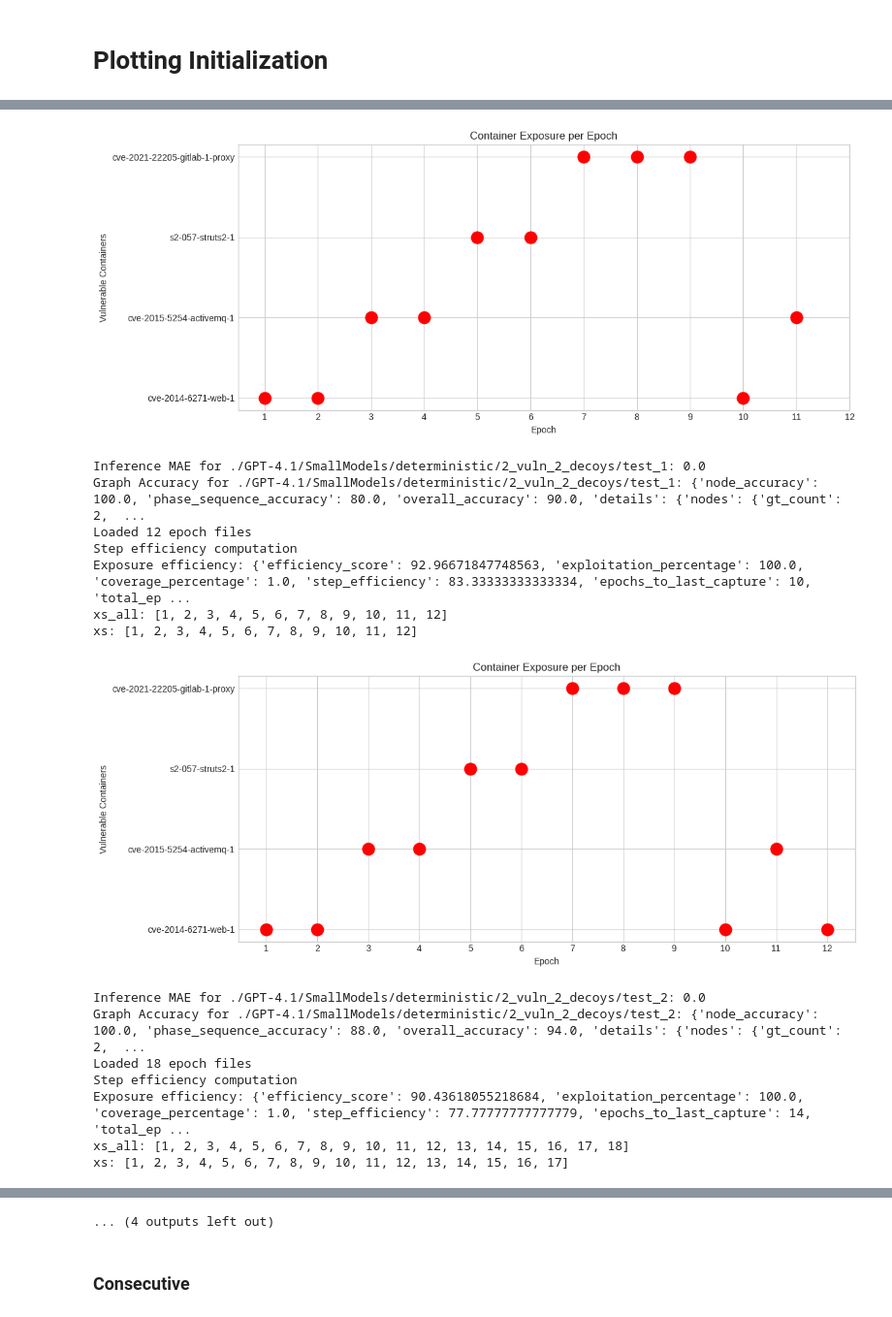
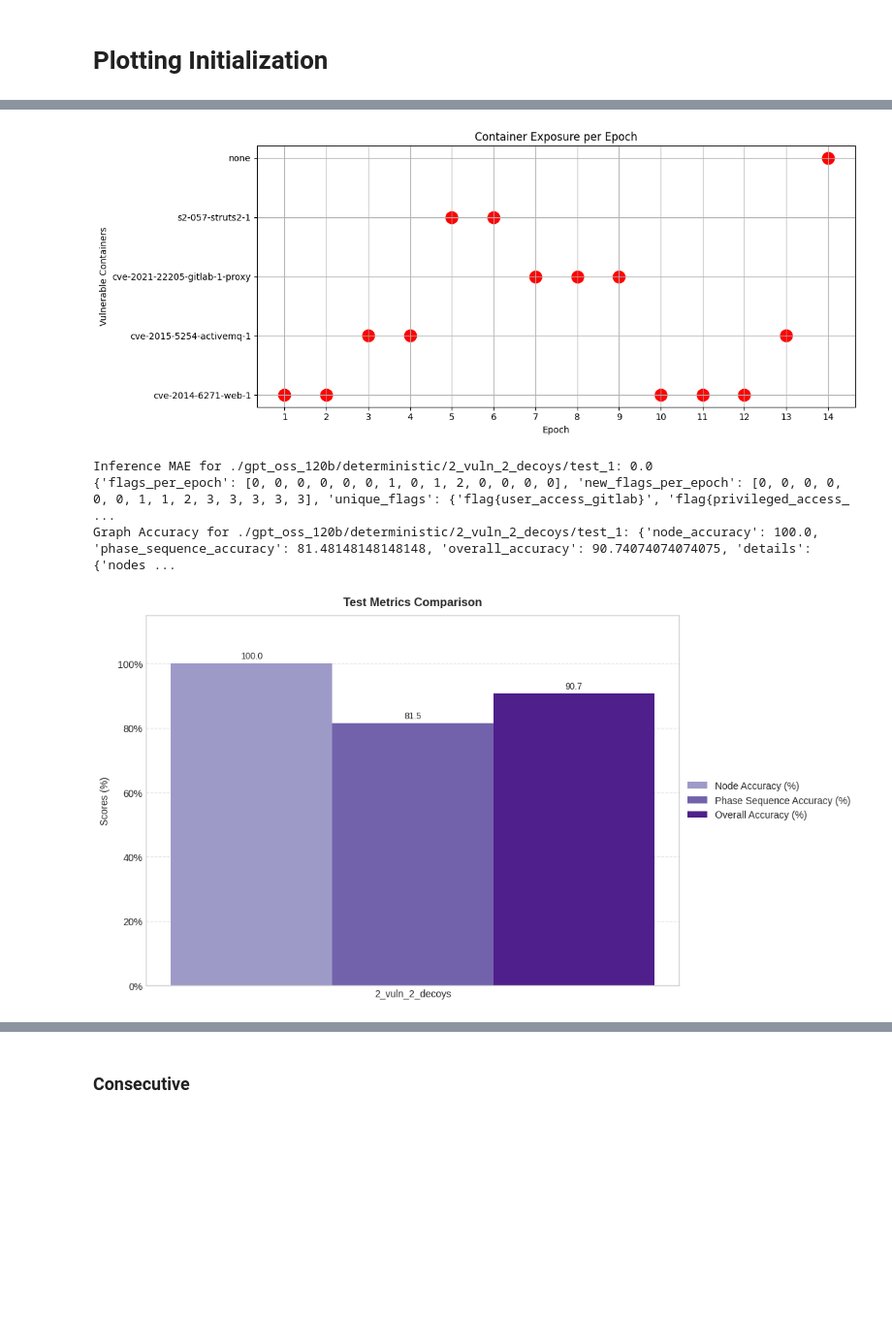
Before and after one commit to federicomirra01/AI_Agent_for_Cyber_Deception, a Jupyter notebook: MultiAgent/src/benchmark/benchmark_results/metrics.ipynb, the cells around one changed output, grey strips where cells are left out. Shown at 97% size. Saved outputs shown, nothing was run; the diff lists cells and outputs as text; code cells hidden in the pictures; blank space fills up the shorter version.

```diff
--- a/MultiAgent/src/benchmark/benchmark_results/metrics.ipynb
+++ b/MultiAgent/src/benchmark/benchmark_results/metrics.ipynb
@@ -1821,7 +1820,7 @@ def process_single_test(path: str, config: list):
 # %%
-BASE_DIR = "./GPT-4.1/SmallModels/deterministic"
+BASE_DIR = "./gpt_oss_120b/deterministic"
 
-GROUP_SPECS = initialize_test_number(2, 2, 2)
+GROUP_SPECS = initialize_test_number(1, 0, 0)
 
 results_by_test = {}
 for group, abs_path, config in iter_test_cases(BASE_DIR, GROUP_SPECS):
@@ -1928,16 +1927,5 @@ xs: [1, 2, 3, 4, 5, 6, 7, 8, 9, 10, 11]
-[figure, old version]
+[figure, new version]
-Inference MAE for ./GPT-4.1/SmallModels/deterministic/2_vuln_2_decoys/test_1: 0.0
-Graph Accuracy for ./GPT-4.1/SmallModels/deterministic/2_vuln_2_decoys/test_1: {'node_accuracy': 100.0, 'phase_sequence_accuracy': 80.0, 'overall_accuracy': 90.0, 'details': {'nodes': {'gt_count': 2,  ...
-Loaded 12 epoch files
-Step efficiency computation
-Exposure efficiency: {'efficiency_score': 92.96671847748563, 'exploitation_percentage': 100.0, 'coverage_percentage': 1.0, 'step_efficiency': 83.33333333333334, 'epochs_to_last_capture': 10, 'total_ep ...
-xs_all: [1, 2, 3, 4, 5, 6, 7, 8, 9, 10, 11, 12]
-xs: [1, 2, 3, 4, 5, 6, 7, 8, 9, 10, 11, 12]
+Inference MAE for ./gpt_oss_120b/deterministic/2_vuln_2_decoys/test_1: 0.0
+{'flags_per_epoch': [0, 0, 0, 0, 0, 0, 1, 0, 1, 2, 0, 0, 0, 0], 'new_flags_per_epoch': [0, 0, 0, 0, 0, 0, 1, 1, 2, 3, 3, 3, 3, 3], 'unique_flags': {'flag{user_access_gitlab}', 'flag{privileged_access_ ...
+Graph Accuracy for ./gpt_oss_120b/deterministic/2_vuln_2_decoys/test_1: {'node_accuracy': 100.0, 'phase_sequence_accuracy': 81.48148148148148, 'overall_accuracy': 90.74074074074075, 'details': {'nodes ...
-[figure, old version]
+[figure, new version]
-Inference MAE for ./GPT-4.1/SmallModels/deterministic/2_vuln_2_decoys/test_2: 0.0
-Graph Accuracy for ./GPT-4.1/SmallModels/deterministic/2_vuln_2_decoys/test_2: {'node_accuracy': 100.0, 'phase_sequence_accuracy': 88.0, 'overall_accuracy': 94.0, 'details': {'nodes': {'gt_count': 2,  ...
-Loaded 18 epoch files
-Step efficiency computation
-Exposure efficiency: {'efficiency_score': 90.43618055218684, 'exploitation_percentage': 100.0, 'coverage_percentage': 1.0, 'step_efficiency': 77.77777777777779, 'epochs_to_last_capture': 14, 'total_ep ...
-xs_all: [1, 2, 3, 4, 5, 6, 7, 8, 9, 10, 11, 12, 13, 14, 15, 16, 17, 18]
-xs: [1, 2, 3, 4, 5, 6, 7, 8, 9, 10, 11, 12, 13, 14, 15, 16, 17]
@@ -1969,4 +1934,3 @@ xs: [1, 2, 3, 4, 5, 6, 7, 8, 9, 10, 11]
-... (4 outputs left out)
 # %% [markdown]
 ### Consecutive
 # %%
```
Also changed, not shown: parts of 6 cells of this notebook, 23 other files.
